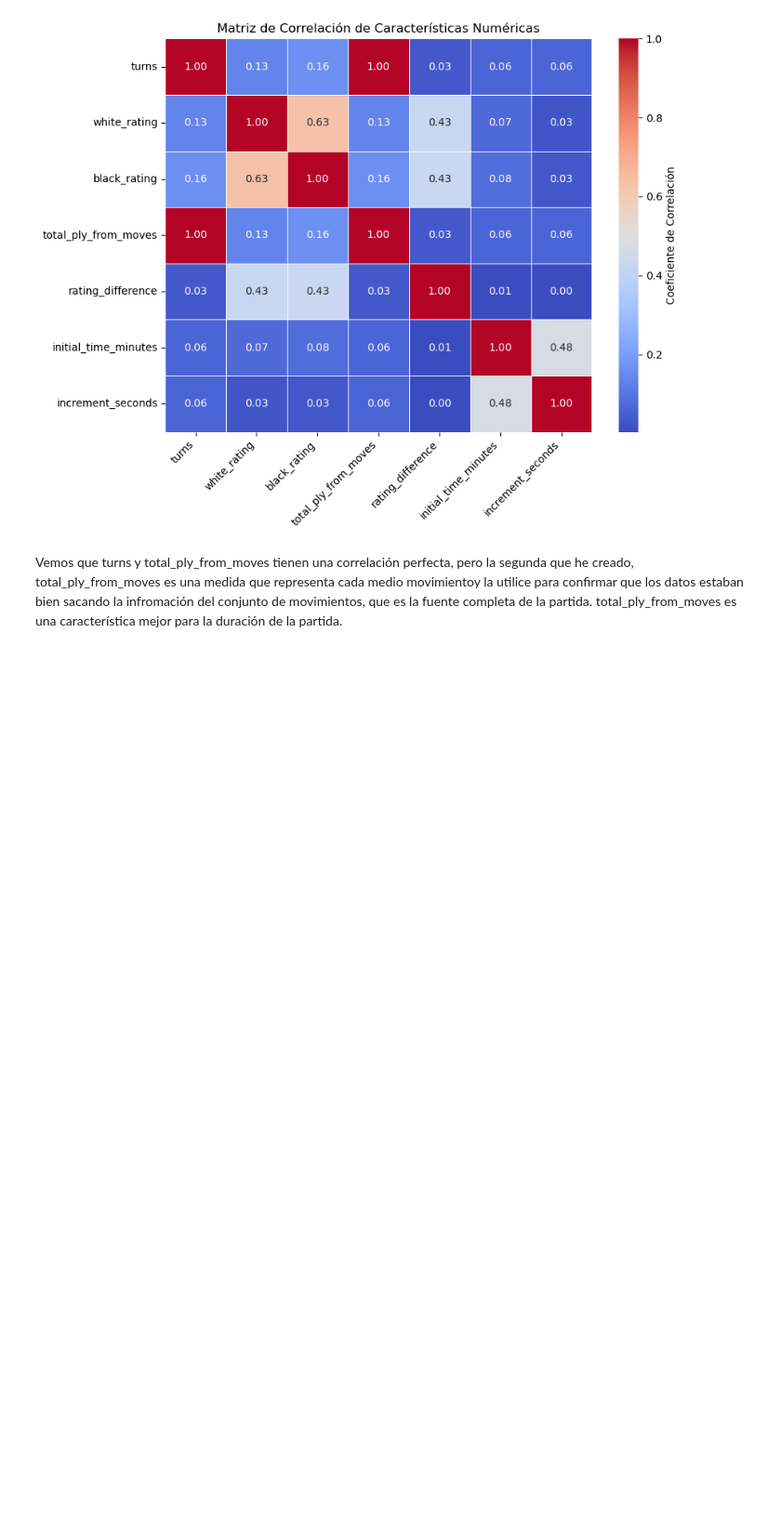
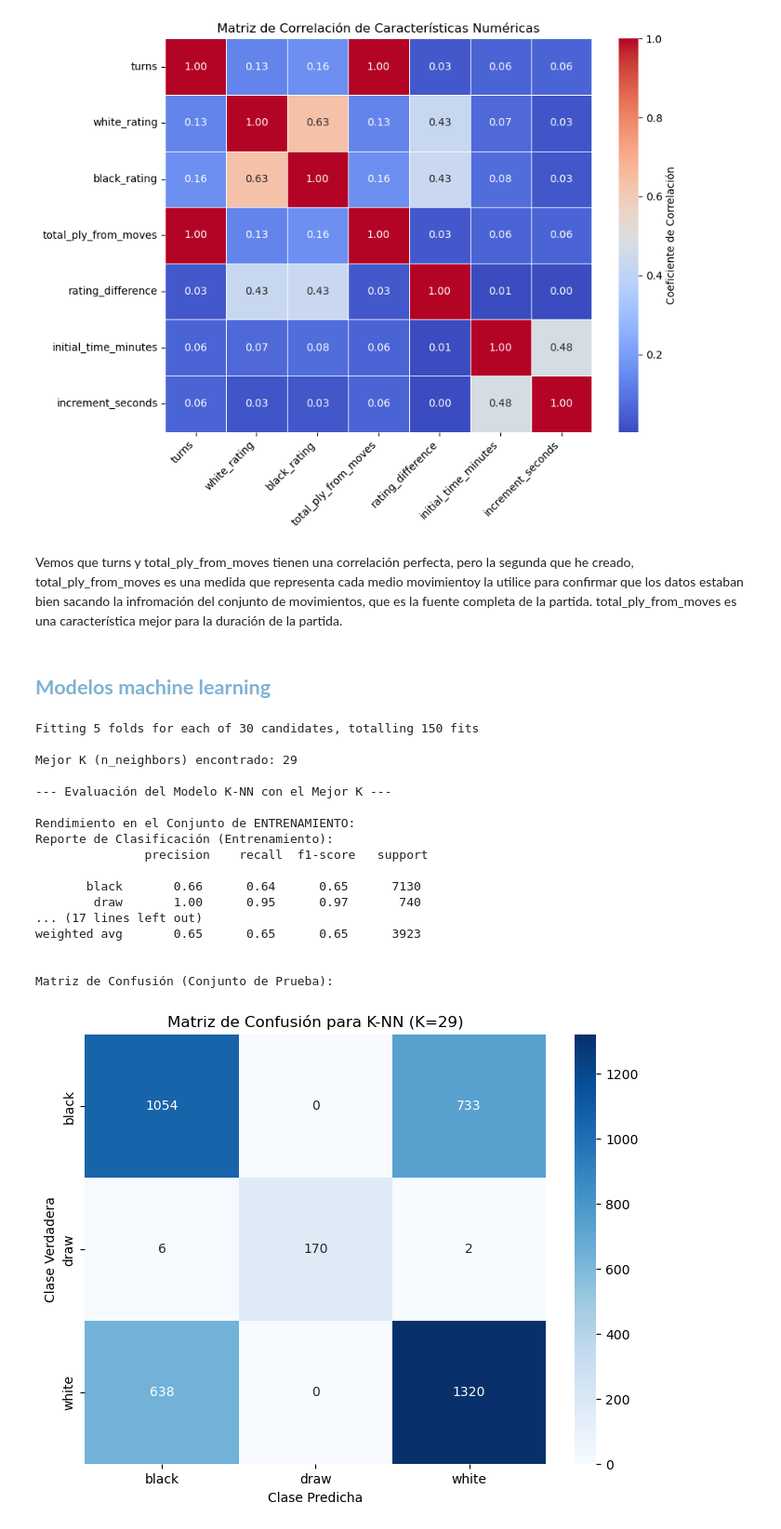
Before and after one commit to JimenezRoDA/FungiScan, a Jupyter notebook: notebook/chess_winner.ipynb, the cells around one changed output. Shown at 93% size. Saved outputs shown, nothing was run; the diff lists cells and outputs as text; code cells hidden in the pictures; blank space fills up the shorter version.

```diff
--- a/notebook/chess_winner.ipynb
+++ b/notebook/chess_winner.ipynb
@@ -108,2 +116,67 @@ x_train, x_test, y_train, y_test = train_test_split(features, y_encoded, test_si
 # Normalizamos las características numéricas para asegurar que todas las variables tengan una escala comparable
 x_train_norm, x_test_norm, scaler_fitted = normalize_features(x_train, x_test, normalizer=MinMaxScaler())
+# %% [markdown]
+<h2 style="color: 	#80B1D3;"><strong>Modelos machine learning</strong></h2>
+# %%
+# Anteriormente probé el modelo KNN pero con una evaluación de entrenamiento mayor a la de prueba indicando overfitting.
+#  De nuevo pero con el grid search para ver si lo incorrecto eran nustros parametros.
+param_grid = {'n_neighbors': np.arange(1, 31)} # Prueba de K=1 a K=30
+
+# Inicializar el modelo KNN
+knn = KNeighborsClassifier()
+
+# Configuramos y ejecutamos:
+# cv=5: Usa 5-fold cross-validation
+# n_jobs=-1: Utiliza todos los núcleos de la CPU para acelerar el proceso
+# verbose=1: Muestra información durante la ejecución
+grid_search = GridSearchCV(knn, param_grid, cv=5, scoring='accuracy', n_jobs=-1, verbose=1)
+grid_search.fit(x_train_norm, y_train)
+best_k = grid_search.best_params_['n_neighbors']
+print(f"\nMejor K (n_neighbors) encontrado: {best_k}")
+
+# Entrenamos el modelo KNN final con el mejor K encontrado
+best_knn_model = grid_search.best_estimator_
+
+# Realizamos predicciones en ambos conjuntos
+y_train_pred_best_knn = best_knn_model.predict(x_train_norm)
+y_test_pred_best_knn = best_knn_model.predict(x_test_norm)
+print("\n--- Evaluación del Modelo K-NN con el Mejor K ---")
+
+# Evaluación en el conjunto de ENTRENAMIENTO
+print("\nRendimiento en el Conjunto de ENTRENAMIENTO:")
+print("Reporte de Clasificación (Entrenamiento):\n", classification_report(y_train, y_train_pred_best_knn, target_names=label_encoder.classes_))
+
+# Evaluación en el conjunto de PRUEBA
+print("\nRendimiento en el Conjunto de PRUEBA:")
+print("Reporte de Clasificación (Prueba):\n", classification_report(y_test, y_test_pred_best_knn, target_names=label_encoder.classes_))
+
+# Matriz de Confusión para el conjunto de prueba
+print("\nMatriz de Confusión (Conjunto de Prueba):")
+cm_best_knn = confusion_matrix(y_test, y_test_pred_best_knn)
+plt.figure(figsize=(8, 6))
+sns.heatmap(cm_best_knn, annot=True, fmt='d', cmap='Blues',
+            xticklabels=label_encoder.classes_,
+            yticklabels=label_encoder.classes_)
+plt.title(f'Matriz de Confusión para K-NN (K={best_k})')
+plt.xlabel('Clase Predicha')
+plt.ylabel('Clase Verdadera')
+plt.show()
+# %% [output]
+Fitting 5 folds for each of 30 candidates, totalling 150 fits
+
+Mejor K (n_neighbors) encontrado: 29
+
+--- Evaluación del Modelo K-NN con el Mejor K ---
+
+Rendimiento en el Conjunto de ENTRENAMIENTO:
+Reporte de Clasificación (Entrenamiento):
+               precision    recall  f1-score   support
+
+       black       0.66      0.64      0.65      7130
+        draw       1.00      0.95      0.97       740
+... (17 lines left out)
+weighted avg       0.65      0.65      0.65      3923
+
+
+Matriz de Confusión (Conjunto de Prueba):
+[figure, added]
```
Also changed, not shown: parts of 11 cells of this notebook.
